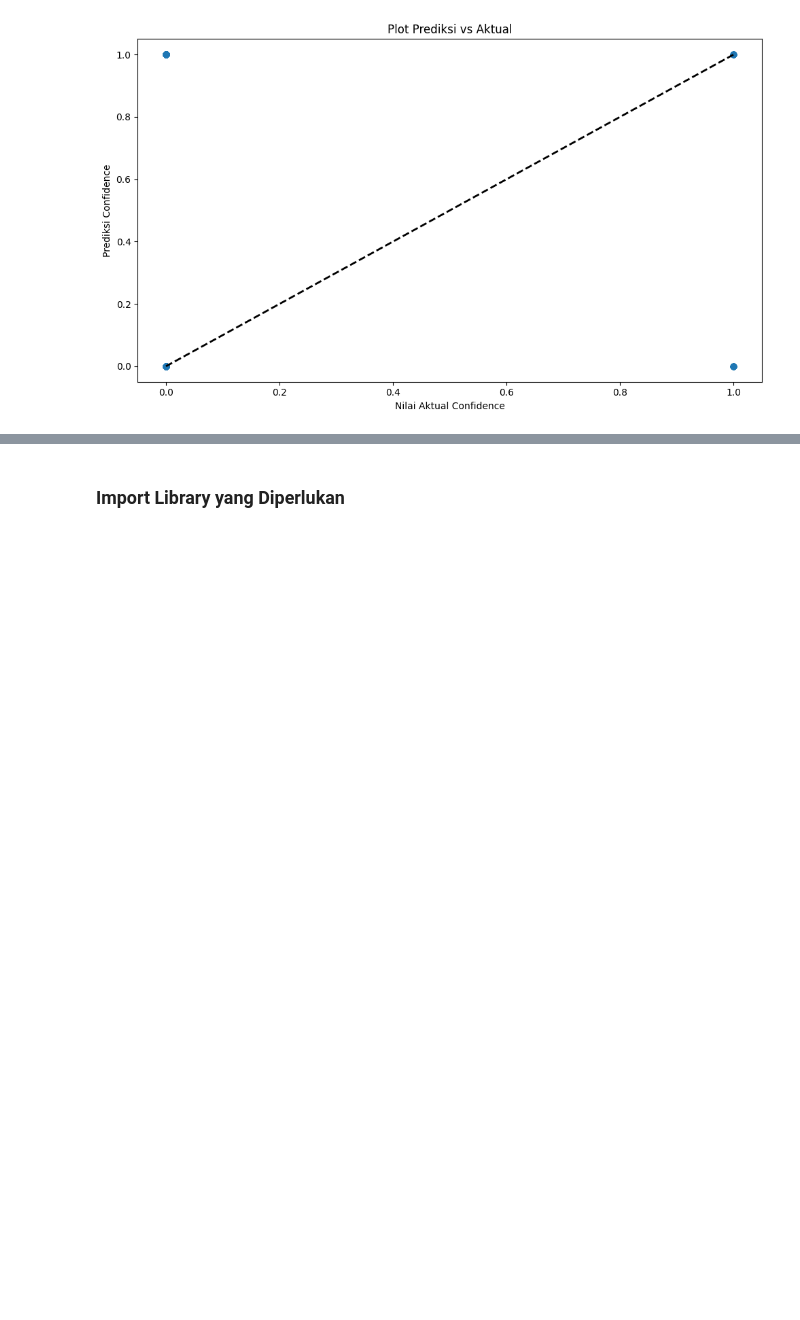
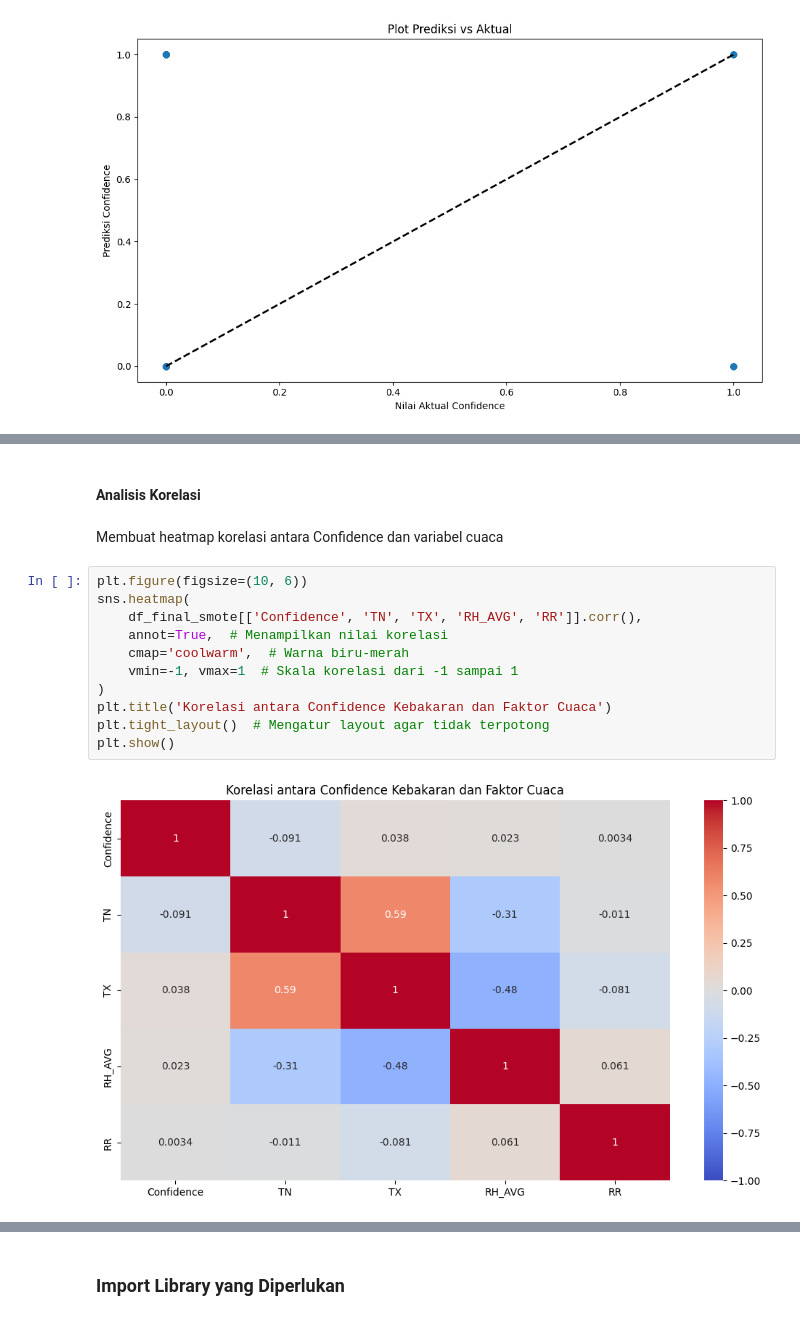
Before and after one commit to BaraArdiwinata/Final-Project-PAP, a Jupyter notebook: Tugas_Final.ipynb, the cells around one changed output, grey strips where cells are left out. Saved outputs shown, nothing was run; the diff lists cells and outputs as text; blank space fills up the shorter version.

```diff
--- a/Tugas_Final.ipynb
+++ b/Tugas_Final.ipynb
@@ -454,0 +464,17 @@ plt.show()
+# %% [markdown]
+#### Analisis Korelasi
+# %% [markdown]
+Membuat heatmap korelasi antara Confidence dan variabel cuaca
+# %%
+plt.figure(figsize=(10, 6))
+sns.heatmap(
+    df_final_smote[['Confidence', 'TN', 'TX', 'RH_AVG', 'RR']].corr(),
+    annot=True,  # Menampilkan nilai korelasi
+    cmap='coolwarm',  # Warna biru-merah
+    vmin=-1, vmax=1  # Skala korelasi dari -1 sampai 1
+)
+plt.title('Korelasi antara Confidence Kebakaran dan Faktor Cuaca')
+plt.tight_layout()  # Mengatur layout agar tidak terpotong
+plt.show()
+# %% [output]
+[figure, added]
```
Also changed, not shown: parts of 129 cells of this notebook.
